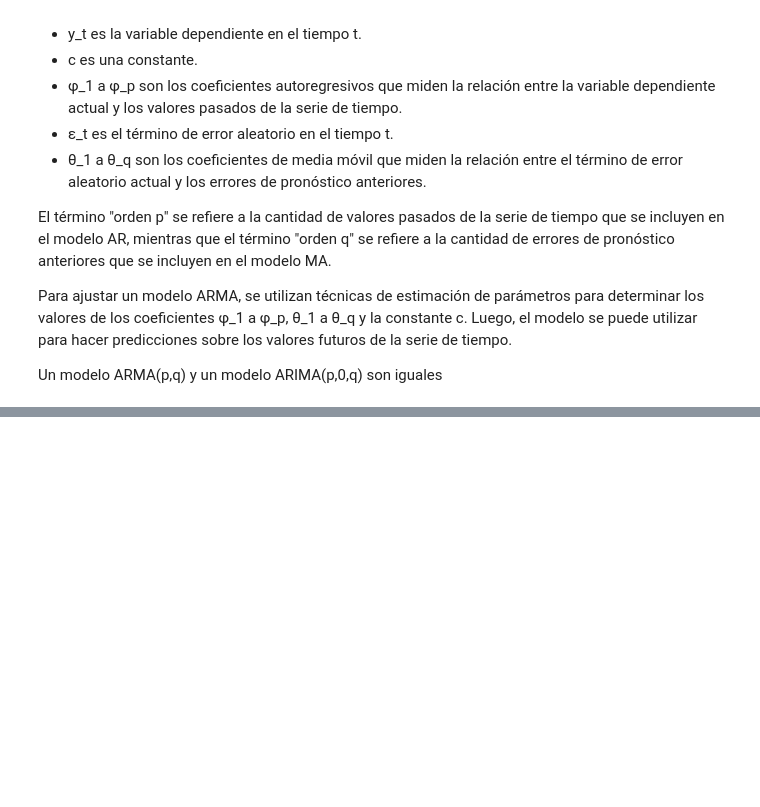
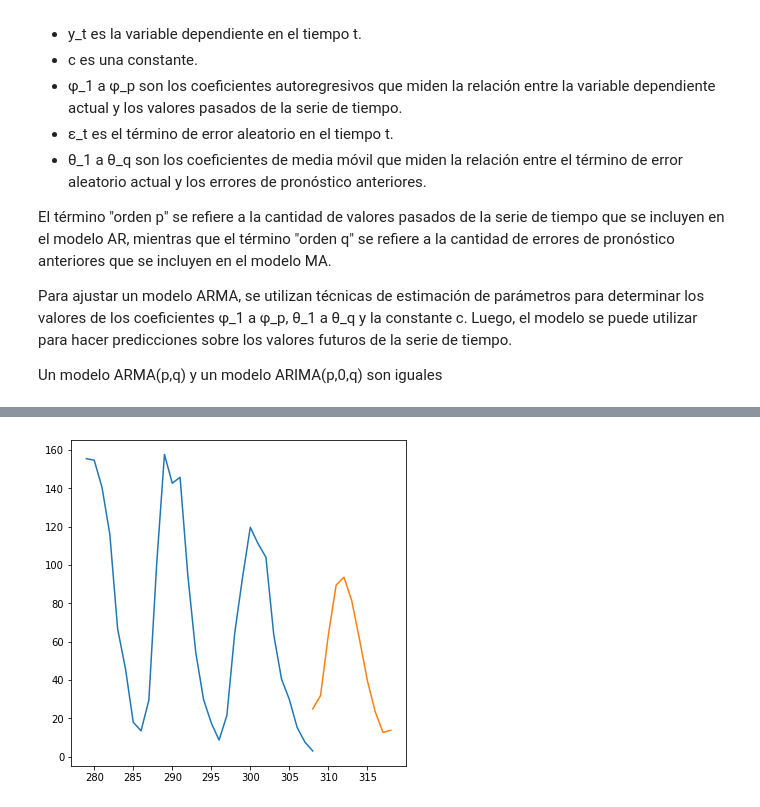
Before and after one commit to carlosevi94/TimeSeriesBasics, a Jupyter notebook: N1.ipynb, the cells around one changed output, grey strips where cells are left out. Drawn from its saved outputs; the diff is of its cells as text; code cells hidden in the pictures; blank space fills up the shorter version.

```diff
--- a/N1.ipynb
+++ b/N1.ipynb
@@ -372,0 +628,6 @@ https://machinelearningmastery.com/time-series-data-stationary-python/
+# %%
+plt.plot(sunspots['SUNACTIVITY'][-30:])
+plt.plot(predicciones)
+plt.show()
+# %% [output]
+[figure, added]
```
Also changed, not shown: parts of 55 cells of this notebook.
